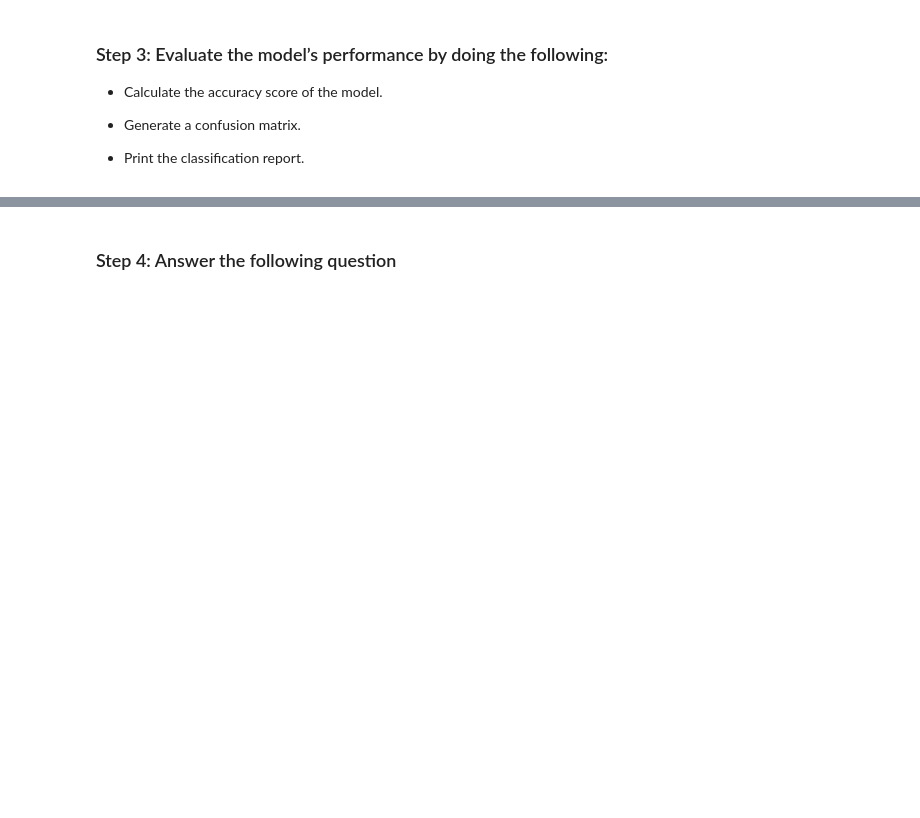
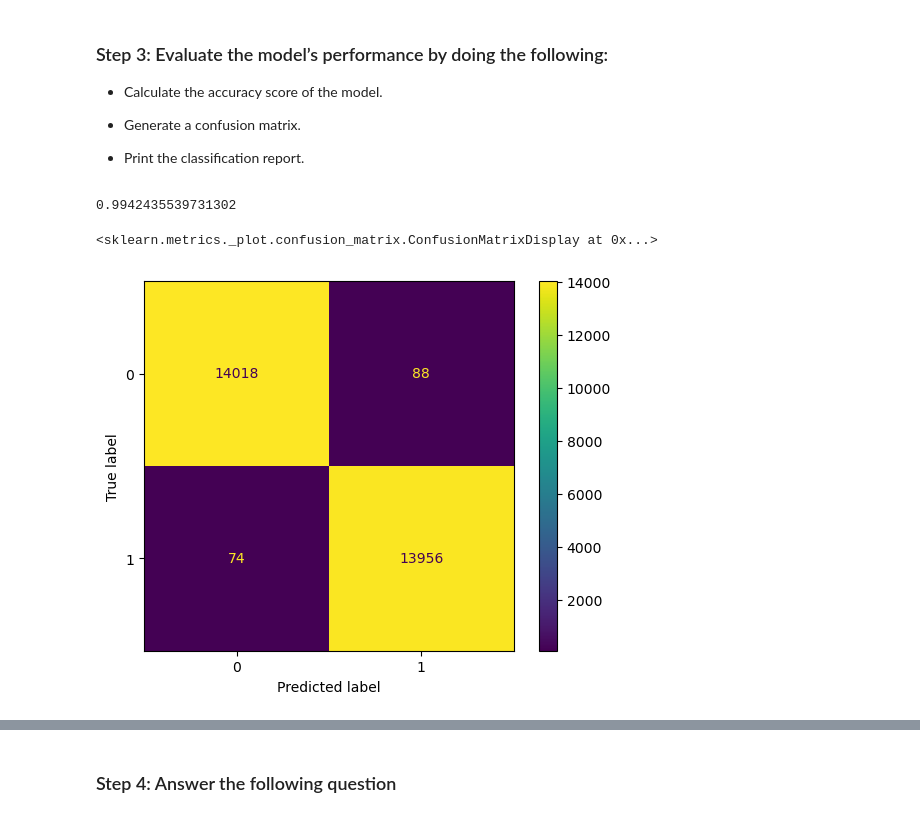
Before and after one commit to SebastianTagle/credit-risk-classification, a Jupyter notebook: Credit_Risk/credit_risk_classification.ipynb, the cells around one changed output, grey strips where cells are left out. Drawn from its saved outputs; the diff is of its cells as text; code cells hidden in the pictures; blank space fills up the shorter version.

```diff
--- a/Credit_Risk/credit_risk_classification.ipynb
+++ b/Credit_Risk/credit_risk_classification.ipynb
@@ -154,12 +191,8 @@ high-risk loan       0.85      0.91      0.88       619
 # %% [markdown]
 ### Step 1: Use the `RandomOverSampler` module from the imbalanced-learn library to resample the data. Be sure to confirm that the labels have an equal number of data points.
 # %%
-# Import the RandomOverSampler module form imbalanced-learn
-from imblearn.over_sampling import RandomOverSampler
-
 # Instantiate the random oversampler model
 # # Assign a random_state parameter of 1 to the model
-# YOUR CODE HERE!
-
+classifier_random=RandomOverSampler(random_state=1)
 # Fit the original training data to the random_oversampler model
-# YOUR CODE HERE!
+X_resampled,y_resampled=classifier_random.fit_resample(X_train,y_train)
@@ -171,12 +206,17 @@ ModuleNotFoundError: No module named 'imblearn'
 # %% [markdown]
 ### Step 2: Use the `LogisticRegression` classifier and the resampled data to fit the model and make predictions.
+# %%
+#here, i split the new data to start with the logistic regression model.
+X_train_resampled,X_test_resampled,y_train_resampled,y_test_resampled = train_test_split(X_resampled,y_resampled,random_state=1)
 # %%
 # Instantiate the Logistic Regression model
 # Assign a random_state parameter of 1 to the model
-# YOUR CODE HERE!
+classifier_resampled=LogisticRegression(random_state=1)
 
 # Fit the model using the resampled training data
-# YOUR CODE HERE!
+classifier_resampled.fit(X_train_resampled,y_train_resampled)
 
 # Make a prediction using the testing data
-# YOUR CODE HERE!
+predictions_resampler=classifier_resampled.predict(X_test_resampled)
+results_resampler=pd.DataFrame({"Prediction":predictions_resampler,"Actual":y_test_resampled})
+results_resampler
@@ -190,4 +244,6 @@ ModuleNotFoundError: No module named 'imblearn'
 * Print the classification report.
 # %%
 # Print the balanced_accuracy score of the model
-# YOUR CODE HERE!
+balanced_accuracy_score(y_test_resampled, predictions_resampler)
+# %% [output]
+0.9942435539731302
@@ -197,2 +250,12 @@ ModuleNotFoundError: No module named 'imblearn'
+# %%
+# Generate a confusion matrix for the model
+test_matrix_resampled=confusion_matrix(y_test_resampled,predictions_resampler)
+
+#with this code, i want to plot the confusion matrix to have a clear view of the results.
+cm_display_resampled=ConfusionMatrixDisplay(confusion_matrix=test_matrix_resampled)
+cm_display_resampled.plot()
+# %% [output]
+<sklearn.metrics._plot.confusion_matrix.ConfusionMatrixDisplay at 0x...>
+[figure, added]
 # %%
 # Print the classification report for the model
```
Also changed, not shown: parts of 22 cells of this notebook, 1 other file.
